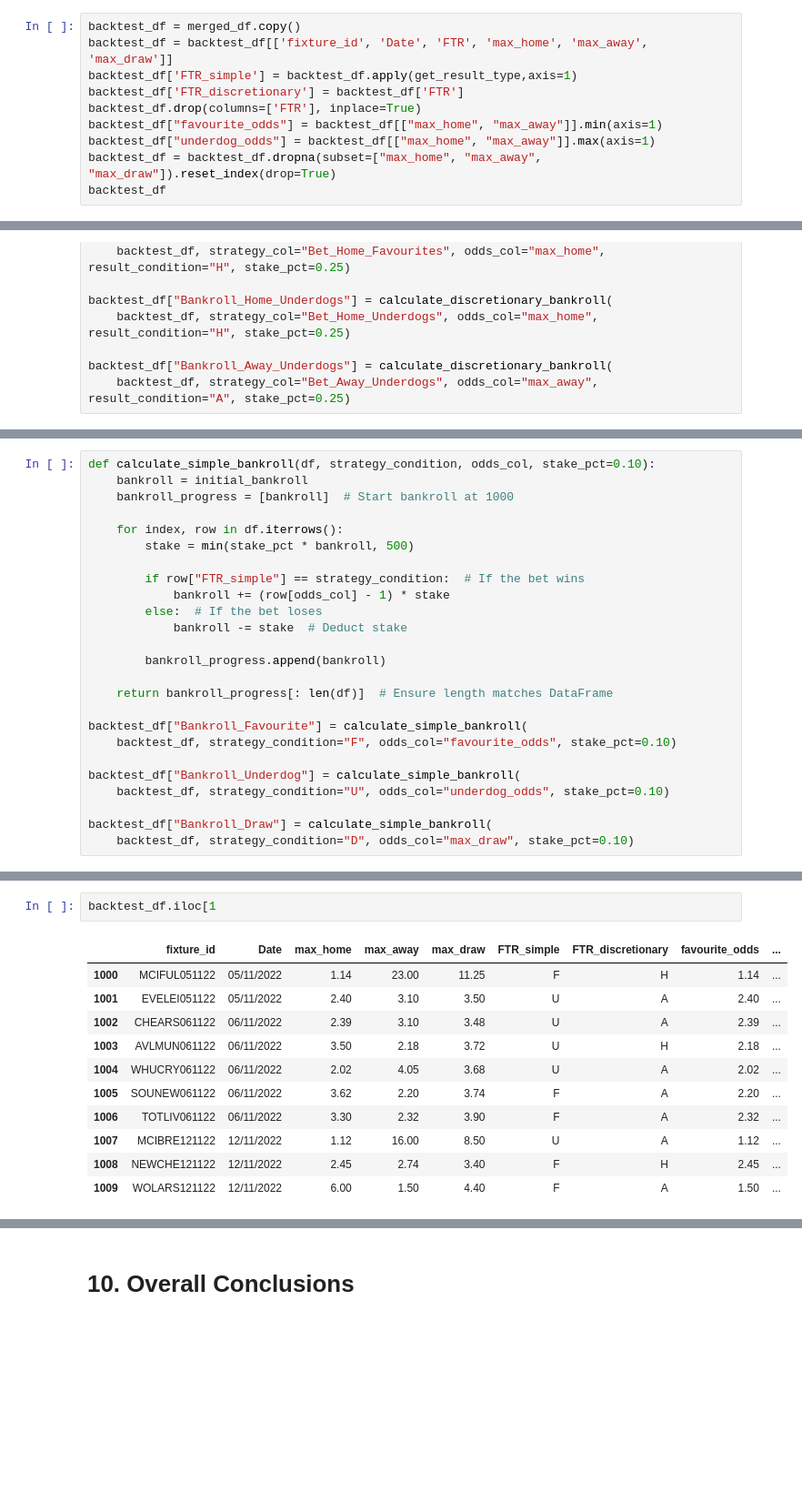
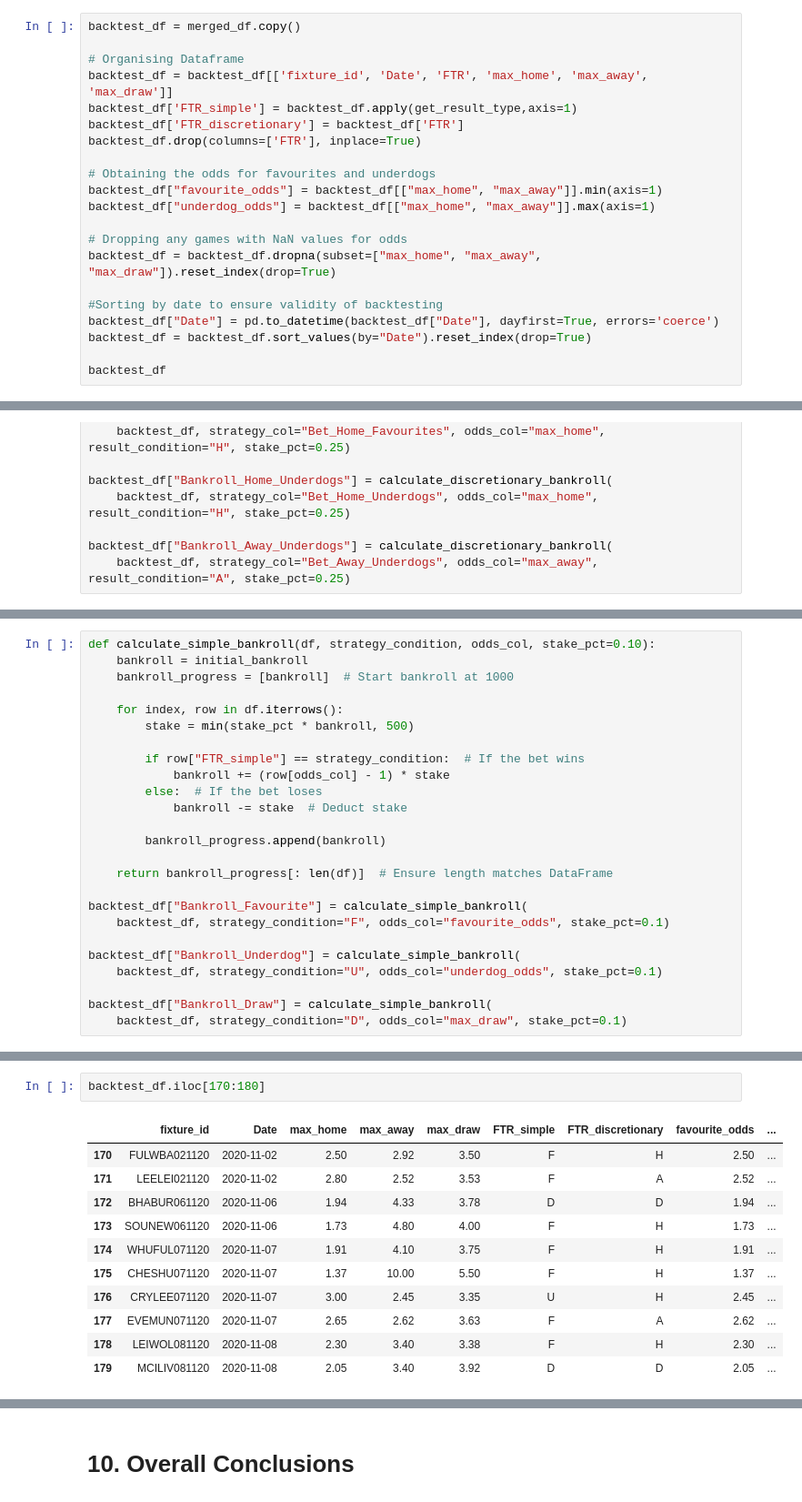
Before and after one commit to thoomkuzhymatthew/EPL_arb_betting, a Jupyter notebook: code/NB03-Simple_Betting_Strategies.ipynb, the cells around one changed output, grey strips where cells are left out. Shown: that part at 91% size. Saved outputs shown, nothing was run; the diff lists cells and outputs as text; blank space fills up the shorter version.

```diff
--- a/code/NB03-Simple_Betting_Strategies.ipynb
+++ b/code/NB03-Simple_Betting_Strategies.ipynb
@@ -565,13 +565,24 @@ Given the data we've collected, we would like to experiment with leveraging misp
 | Betting on Draws | NIL |
 # %%
 backtest_df = merged_df.copy()
+
+# Organising Dataframe
 backtest_df = backtest_df[['fixture_id', 'Date', 'FTR', 'max_home', 'max_away', 'max_draw']]
 backtest_df['FTR_simple'] = backtest_df.apply(get_result_type,axis=1)
 backtest_df['FTR_discretionary'] = backtest_df['FTR']
 backtest_df.drop(columns=['FTR'], inplace=True)
+
+# Obtaining the odds for favourites and underdogs
 backtest_df["favourite_odds"] = backtest_df[["max_home", "max_away"]].min(axis=1)
 backtest_df["underdog_odds"] = backtest_df[["max_home", "max_away"]].max(axis=1)
+
+# Dropping any games with NaN values for odds
 backtest_df = backtest_df.dropna(subset=["max_home", "max_away", "max_draw"]).reset_index(drop=True)
+
+#Sorting by date to ensure validity of backtesting
+backtest_df["Date"] = pd.to_datetime(backtest_df["Date"], dayfirst=True, errors='coerce')
+backtest_df = backtest_df.sort_values(by="Date").reset_index(drop=True)
+
 backtest_df
 # %% [output]
 |  | fixture_id | Date | max_home | max_away | max_draw | FTR_simple | FTR_discretionary | favourite_odds | ... |
@@ -669,13 +686,13 @@ def calculate_simple_bankroll(df, strategy_condition, odds_col, stake_pct=0.10):
     return bankroll_progress[: len(df)]  # Ensure length matches DataFrame
 
 backtest_df["Bankroll_Favourite"] = calculate_simple_bankroll(
-    backtest_df, strategy_condition="F", odds_col="favourite_odds", stake_pct=0.10)
+    backtest_df, strategy_condition="F", odds_col="favourite_odds", stake_pct=0.1)
 
 backtest_df["Bankroll_Underdog"] = calculate_simple_bankroll(
-    backtest_df, strategy_condition="U", odds_col="underdog_odds", stake_pct=0.10)
+    backtest_df, strategy_condition="U", odds_col="underdog_odds", stake_pct=0.1)
 
 backtest_df["Bankroll_Draw"] = calculate_simple_bankroll(
-    backtest_df, strategy_condition="D", odds_col="max_draw", stake_pct=0.10)
+    backtest_df, strategy_condition="D", odds_col="max_draw", stake_pct=0.1)
 # %%
 backtest_df
 # %% [output]
@@ -704,14 +712,14 @@ backtest_df.head(5)
 # %%
-backtest_df.iloc[1
+backtest_df.iloc[170:180]
 # %% [output]
 |  | fixture_id | Date | max_home | max_away | max_draw | FTR_simple | FTR_discretionary | favourite_odds | ... |
-| 1000 | MCIFUL051122 | 05/11/2022 | 1.14 | 23.00 | 11.25 | F | H | 1.14 | ... |
-| 1001 | EVELEI051122 | 05/11/2022 | 2.40 | 3.10 | 3.50 | U | A | 2.40 | ... |
-| 1002 | CHEARS061122 | 06/11/2022 | 2.39 | 3.10 | 3.48 | U | A | 2.39 | ... |
-| 1003 | AVLMUN061122 | 06/11/2022 | 3.50 | 2.18 | 3.72 | U | H | 2.18 | ... |
-| 1004 | WHUCRY061122 | 06/11/2022 | 2.02 | 4.05 | 3.68 | U | A | 2.02 | ... |
-| 1005 | SOUNEW061122 | 06/11/2022 | 3.62 | 2.20 | 3.74 | F | A | 2.20 | ... |
-| 1006 | TOTLIV061122 | 06/11/2022 | 3.30 | 2.32 | 3.90 | F | A | 2.32 | ... |
-| 1007 | MCIBRE121122 | 12/11/2022 | 1.12 | 16.00 | 8.50 | U | A | 1.12 | ... |
-| 1008 | NEWCHE121122 | 12/11/2022 | 2.45 | 2.74 | 3.40 | F | H | 2.45 | ... |
-| 1009 | WOLARS121122 | 12/11/2022 | 6.00 | 1.50 | 4.40 | F | A | 1.50 | ... |
+| 170 | FULWBA021120 | 2020-11-02 | 2.50 | 2.92 | 3.50 | F | H | 2.50 | ... |
+| 171 | LEELEI021120 | 2020-11-02 | 2.80 | 2.52 | 3.53 | F | A | 2.52 | ... |
+| 172 | BHABUR061120 | 2020-11-06 | 1.94 | 4.33 | 3.78 | D | D | 1.94 | ... |
+| 173 | SOUNEW061120 | 2020-11-06 | 1.73 | 4.80 | 4.00 | F | H | 1.73 | ... |
+| 174 | WHUFUL071120 | 2020-11-07 | 1.91 | 4.10 | 3.75 | F | H | 1.91 | ... |
+| 175 | CHESHU071120 | 2020-11-07 | 1.37 | 10.00 | 5.50 | F | H | 1.37 | ... |
+| 176 | CRYLEE071120 | 2020-11-07 | 3.00 | 2.45 | 3.35 | U | H | 2.45 | ... |
+| 177 | EVEMUN071120 | 2020-11-07 | 2.65 | 2.62 | 3.63 | F | A | 2.62 | ... |
+| 178 | LEIWOL081120 | 2020-11-08 | 2.30 | 3.40 | 3.38 | F | H | 2.30 | ... |
+| 179 | MCILIV081120 | 2020-11-08 | 2.05 | 3.40 | 3.92 | D | D | 2.05 | ... |
```
Also changed, not shown: parts of 13 cells of this notebook.
